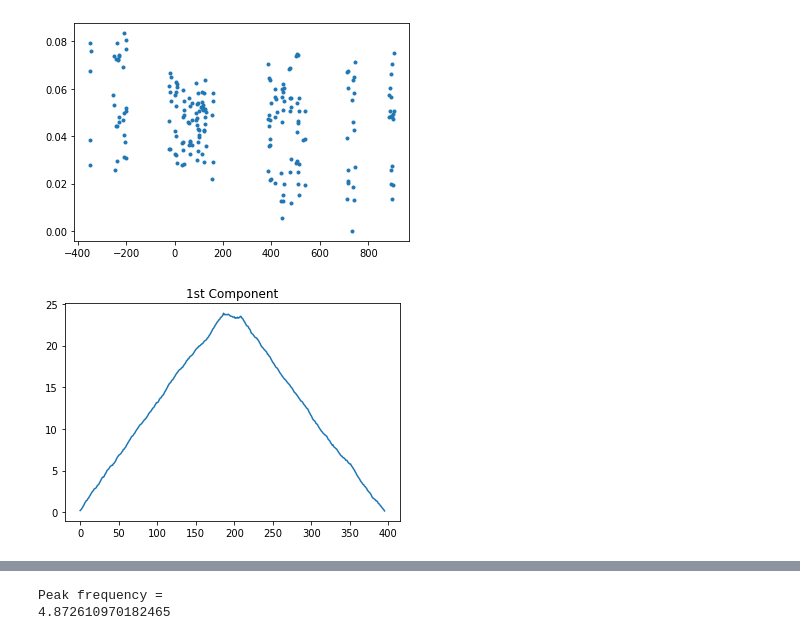
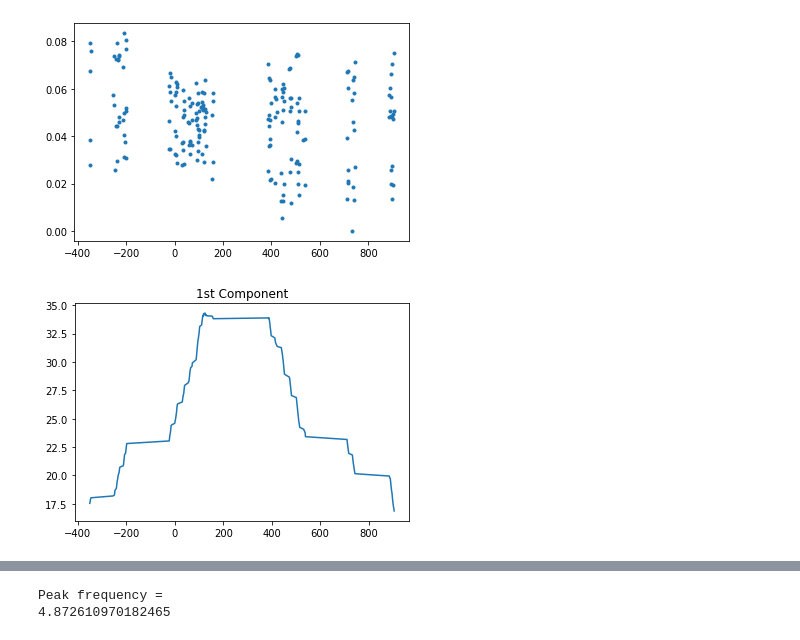
Before and after one commit to Paul-Charpentier/SPCAndie, a Jupyter notebook: GwPCA.ipynb, the cells around one changed output, grey strips where cells are left out. Drawn from its saved outputs; the diff is of its cells as text; code cells hidden in the pictures.

```diff
--- a/GwPCA.ipynb
+++ b/GwPCA.ipynb
@@ -409,10 +409,10 @@ plt.show()
 # %% [output]
 [figure]
 # %%
-CCF1 = signal.correlate(B,sig1)
-plt.plot(CCF1)
+CCF1 = signal.correlate(eigen2vectors[0], B, mode = 'same')
+plt.plot(np.sort(times_pca), -CCF1)
 plt.title("1st Component")
 plt.show()
 # %% [output]
-[figure, old version]
+[figure, new version]
 # %%
```
Also changed, not shown: parts of 14 cells of this notebook.
